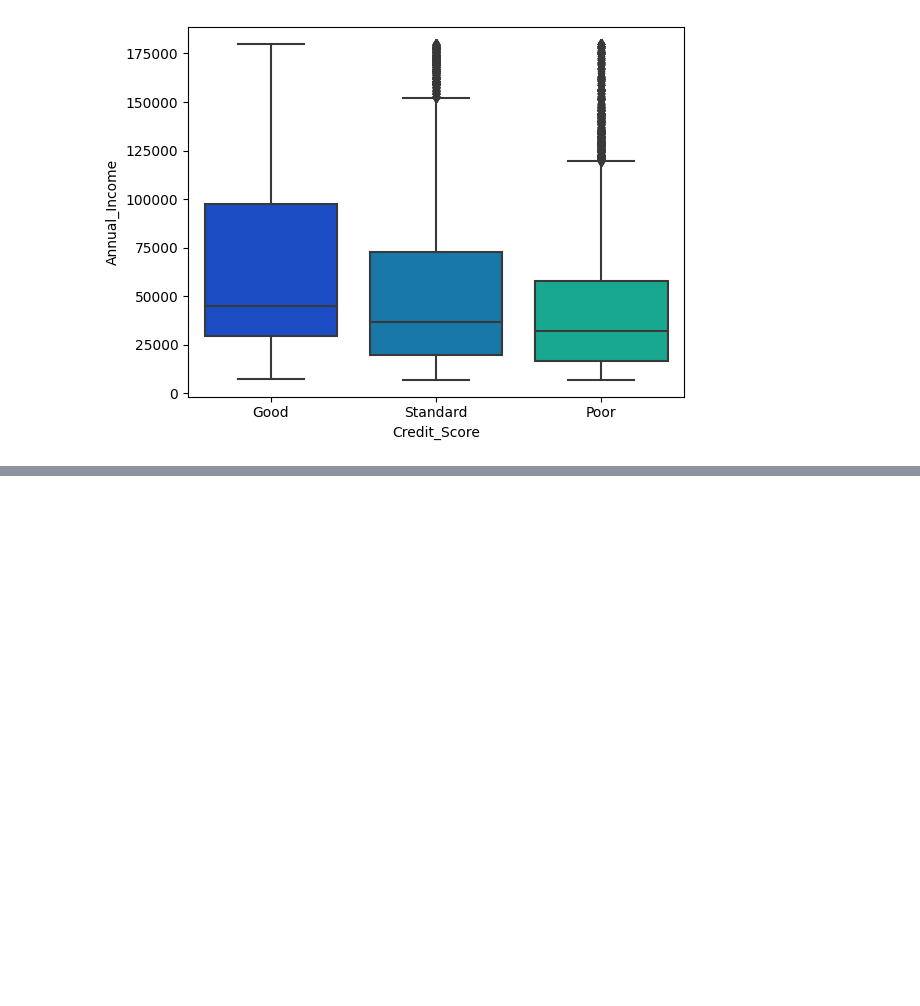
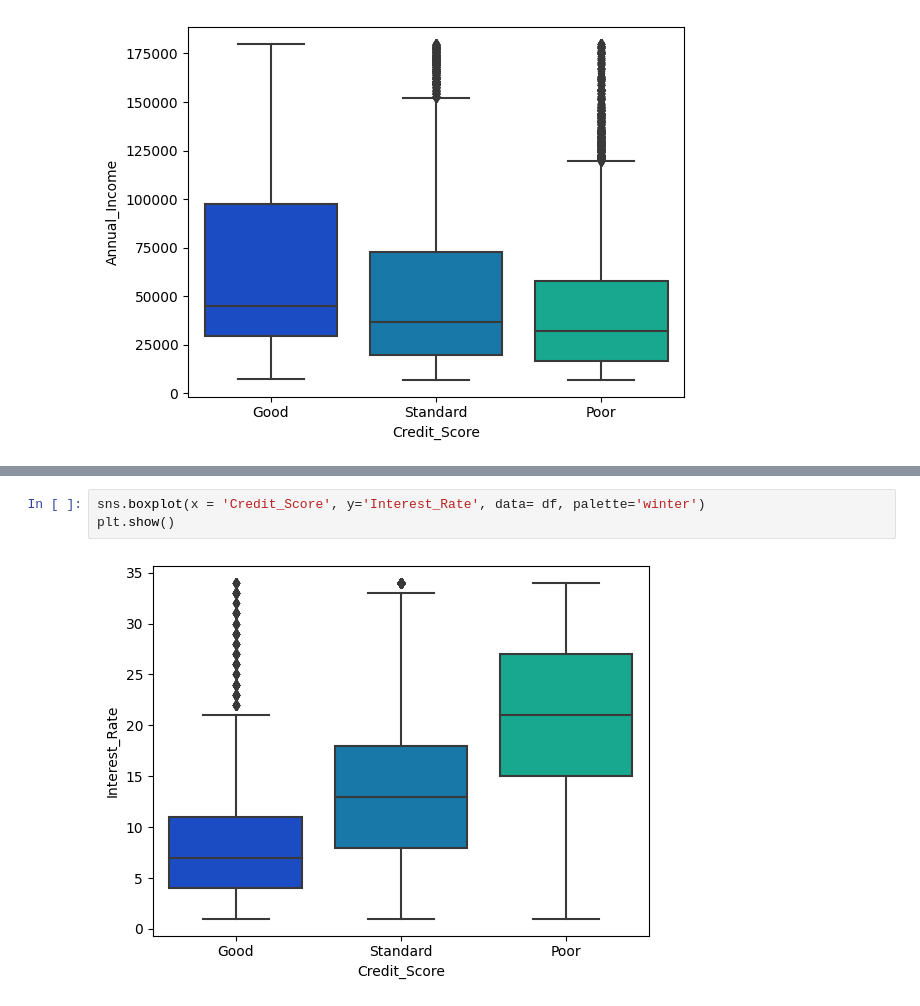
Before and after one commit to Minazor/ML_Challenge_for_Myself, a Jupyter notebook: credit-score-classification.ipynb, the cells around one changed output, grey strips where cells are left out. Saved outputs shown, nothing was run; the diff lists cells and outputs as text; blank space fills up the shorter version.

```diff
--- a/credit-score-classification.ipynb
+++ b/credit-score-classification.ipynb
@@ -137,0 +148,5 @@ plt.show()
+# %%
+sns.boxplot(x = 'Credit_Score', y='Interest_Rate', data= df, palette='winter')
+plt.show()
+# %% [output]
+[figure, added]
```
Also changed, not shown: parts of 7 cells of this notebook.
